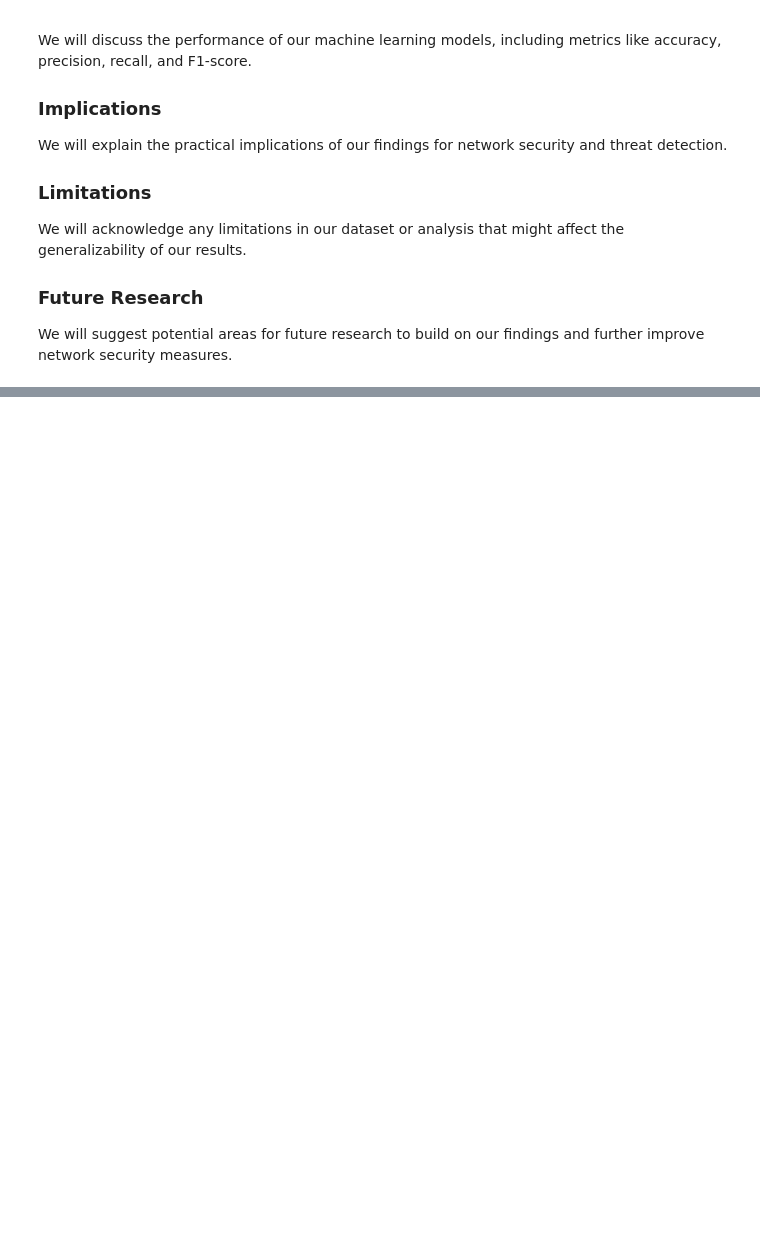
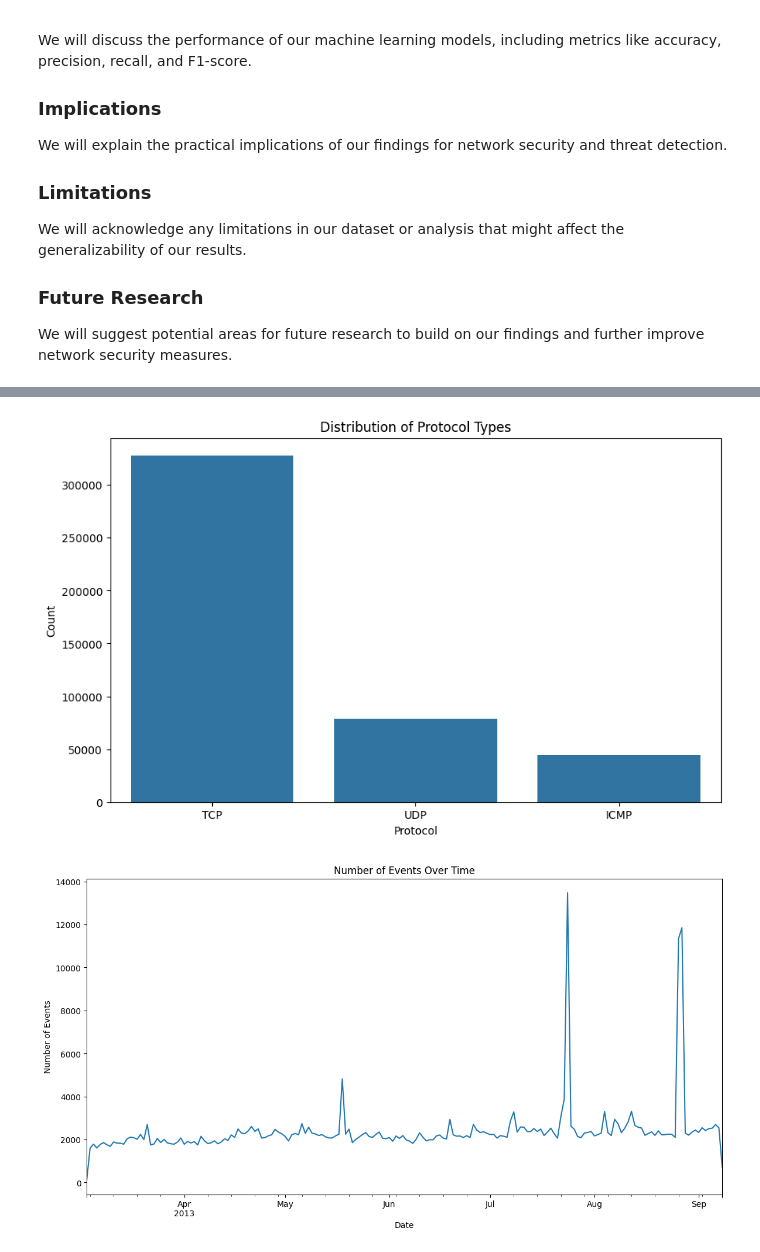
Before and after one commit to Sonok/CMSC320_Final_Project, a Jupyter notebook: CMSC320FinalProject.ipynb, the cells around one changed output, grey strips where cells are left out. Drawn from its saved outputs; the diff is of its cells as text; code cells hidden in the pictures; blank space fills up the shorter version.

```diff
--- a/CMSC320FinalProject.ipynb
+++ b/CMSC320FinalProject.ipynb
@@ -63,0 +62,9 @@ ModuleNotFoundError: No module named 'pandas'
+# %%
+# Load the CSV file
+df = pd.read_csv('AWS_Honeypot_marx-geo.csv')
+
+df_info = df.info()
+df_description = df.describe()
+df_head = df.head()
+
+df_info, df_description, df_head
@@ -63,0 +109,13 @@ ModuleNotFoundError: No module named 'pandas'
+# %%
+r, c = df.shape
+print(f'The number of cyber attacks {r} and the number of features we have per attack anaylsis {c}')
+
+num_nans_in_unnamed = df['Unnamed: 15'].isna().sum()
+total_values_in_unnamed = len(df['Unnamed: 15'])
+
+val = num_nans_in_unnamed / total_values_in_unnamed
+print(f'The portion of rows in [Unnamed: 15] column that are NaNs {val}')
+if val > .99:
+    print('We are therefore going to drop column 15')
+    df = df.drop(columns=['Unnamed: 15'])
+df.head()
@@ -63,0 +132,25 @@ ModuleNotFoundError: No module named 'pandas'
+# %%
+# Convert datetime to pandas datetime object
+df['datetime'] = pd.to_datetime(df['datetime'])
+
+# Display the distribution of protocol types
+plt.figure(figsize=(10, 6))
+sns.countplot(x='proto', data=df)
+plt.title('Distribution of Protocol Types')
+plt.xlabel('Protocol')
+plt.ylabel('Count')
+plt.show()
+
+# Plot the number of events over time
+df.set_index('datetime', inplace=True)
+df['proto'].resample('D').count().plot(figsize=(14, 7))
+plt.title('Number of Events Over Time')
+plt.xlabel('Date')
+plt.ylabel('Number of Events')
+plt.show()
+
+# Reset the index for further analysis
+df.reset_index(inplace=True)
+# %% [output]
+[figure, added]
+[figure, added]
```
Also changed, not shown: parts of 11 cells of this notebook, 1 other file.
